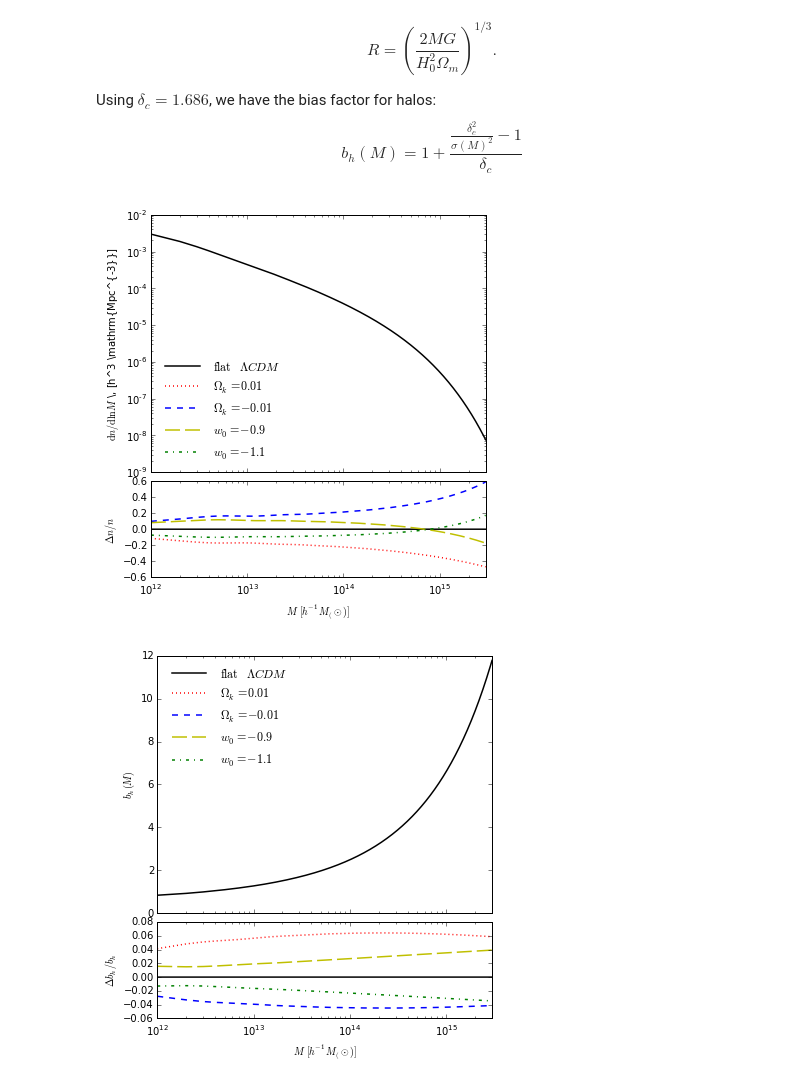
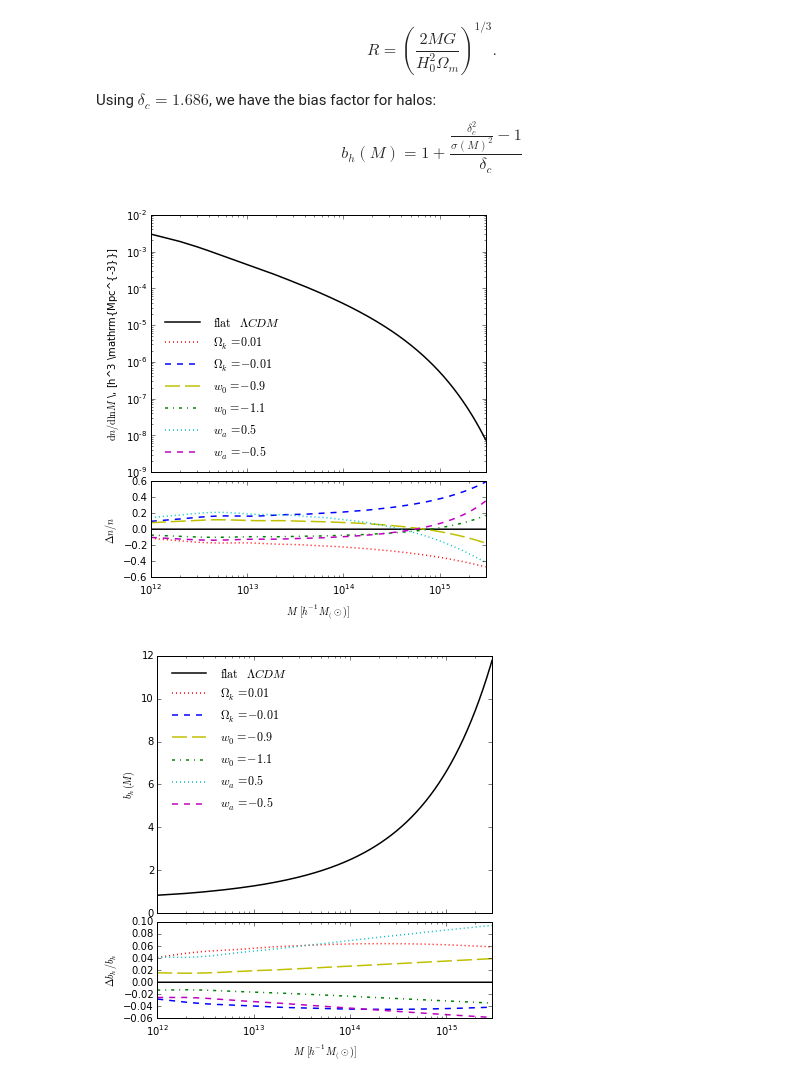
Before and after one commit to kgage/deltaplots, a Jupyter notebook: AstroPlots.ipynb, the cells around one changed output. Drawn from its saved outputs; the diff is of its cells as text; code cells hidden in the pictures.

```diff
--- a/AstroPlots.ipynb
+++ b/AstroPlots.ipynb
@@ -79,3 +83,6 @@ cosmo15 = cosmology.Flatw0waCDM(71.0, 0.222 + 0.045, wa = -0.5, Ob0 = 0.045)
+# %%
+cosmo5 = cosmology.Flatw0waCDM(65.0, 0.319, w0 = -0.99, wa = 0.5, Ob0 = 0.054)
+cosmo15 = cosmology.Flatw0waCDM(76.0, 0.233, w0 = -1.01, wa = -0.5, Ob0 = 0.039)
 # %% [markdown]
 $$H(z) = H_0 \sqrt{\Omega_m(1+z)^3 + \Omega_r(1+z)^4 + \Omega_k(1+z)^2 + \Omega_\phi \frac{u_\phi(z)}{u_\phi(z=0)}}$$
 
@@ -376,7 +390,7 @@ def get_class_parameters(cosmology):
         class_parameters['T_cmb'] = cosmology.Tcmb0.value
         class_parameters['Omega_b'] = cosmology.Ob0
         # CDM = DM - massive neutrinos.
-        class_parameters['Omega_cdm'] = cosmology.Odm0 - cosmology.Onu0
+        class_parameters['Omega_cdm'] = cosmology.Om0 - cosmology.Ob0
         class_parameters['Omega_k'] = cosmology.Ok0
         # Dark energy sector. CLASS will calculate whichever of
         # Omega_Lambda/fld/scf we do not provide.
@@ -476,6 +492,8 @@ powerpos = calculate_power(cosmopos, 0.001, 2.0)
 powerneg = calculate_power(cosmoneg, 0.001, 2.0)
 power9 = calculate_power(cosmo9, 0.001, 2.0)
 power11 = calculate_power(cosmo11, 0.001, 2.0)
+power5 = calculate_power(cosmo5, 0.001, 2.0)
+power15 = calculate_power(cosmo15, 0.001, 2.0)
 k = power1['k']
 # %%
 Clharm1 = calculate_Cl(cosmo1, 2500)
@@ -619,26 +645,26 @@ mass11 = mass_func(cosmo11, mass_to_length(cosmo11, Mass_scale), power11['Pk'])
 # %%
 plot_comp(Mass_scale, mass1, '$\mathrm{d} n / \mathrm{d} \ln M$ \, [h^3 \mathrm{Mpc^{-3}}]',
           '$\Delta n/n$', xlabel = '$M \, [h^{-1} M_(\odot)]$',
-          comp1=(masspos, '$\Omega_k=0.01$'),
-          comp2=(massneg, '$\Omega_k=-0.01$'),
-          comp3=(mass9, '$w_0=-0.9$'),
-          comp4=(mass11, '$w_0=-1.1$'),
+          comp1=(masspos, '$\Omega_k=0.01$'), comp2=(massneg, '$\Omega_k=-0.01$'),
+          comp3=(mass9, '$w_0=-0.9$'), comp4=(mass11, '$w_0=-1.1$'),
+          comp5=(mass5, '$w_a=0.5$'), comp6=(mass15, '$w_a=-0.5$'),
           xscale = 'log', yscale = 'log', xlim = [1e12, 3e15])
 # %% [output]
-[figure, old version]
+[figure, new version]
 # %%
 bias1 = halo_bias(cosmo1, mass_to_length(cosmo1, Mass_scale), power1['Pk'])
 biaspos = halo_bias(cosmopos, mass_to_length(cosmopos, Mass_scale), powerpos['Pk'])
 biasneg = halo_bias(cosmoneg, mass_to_length(cosmoneg, Mass_scale), powerneg['Pk'])
 bias9 = halo_bias(cosmo9, mass_to_length(cosmo9, Mass_scale), power9['Pk'])
 bias11 = halo_bias(cosmo11, mass_to_length(cosmo11, Mass_scale), power11['Pk'])
+bias5 = halo_bias(cosmo5, mass_to_length(cosmo5, Mass_scale), power5['Pk'])
+bias15 = halo_bias(cosmo15, mass_to_length(cosmo15, Mass_scale), power15['Pk'])
 # %%
 plot_comp(Mass_scale, bias1, '$b_h (M)$', '$\Delta b_h/b_h$',
           xlabel = '$M \, [h^{-1} M_(\odot)]$',
-          comp1=(biaspos, '$\Omega_k=0.01$'),
-          comp2=(biasneg, '$\Omega_k=-0.01$'),
-          comp3=(bias9, '$w_0=-0.9$'),
-          comp4=(bias11, '$w_0=-1.1$'),
+          comp1=(biaspos, '$\Omega_k=0.01$'), comp2=(biasneg, '$\Omega_k=-0.01$'),
+          comp3=(bias9, '$w_0=-0.9$'), comp4=(bias11, '$w_0=-1.1$'),
+          comp5=(bias5, '$w_a=0.5$'), comp6=(bias15, '$w_a=-0.5$'),
           xscale = 'log', xlim = [1e12, 3e15])
 # %% [output]
-[figure, old version]
+[figure, new version]
```
Also changed, not shown: parts of 18 cells of this notebook, 1 other file.
